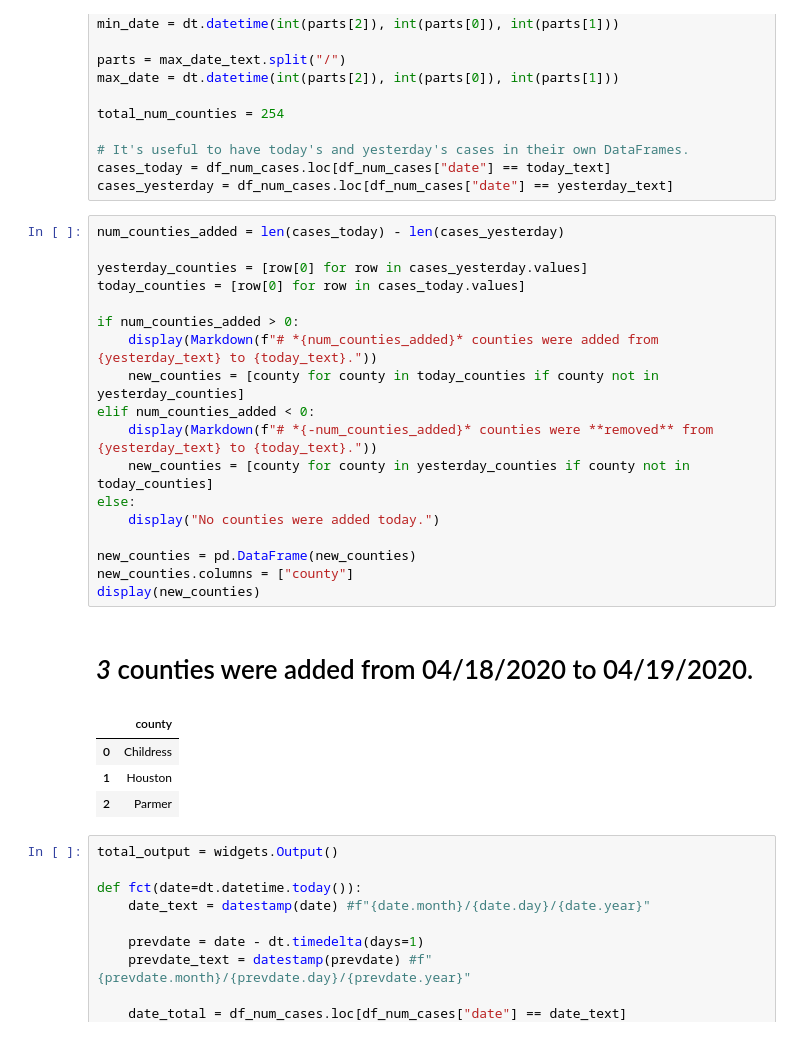
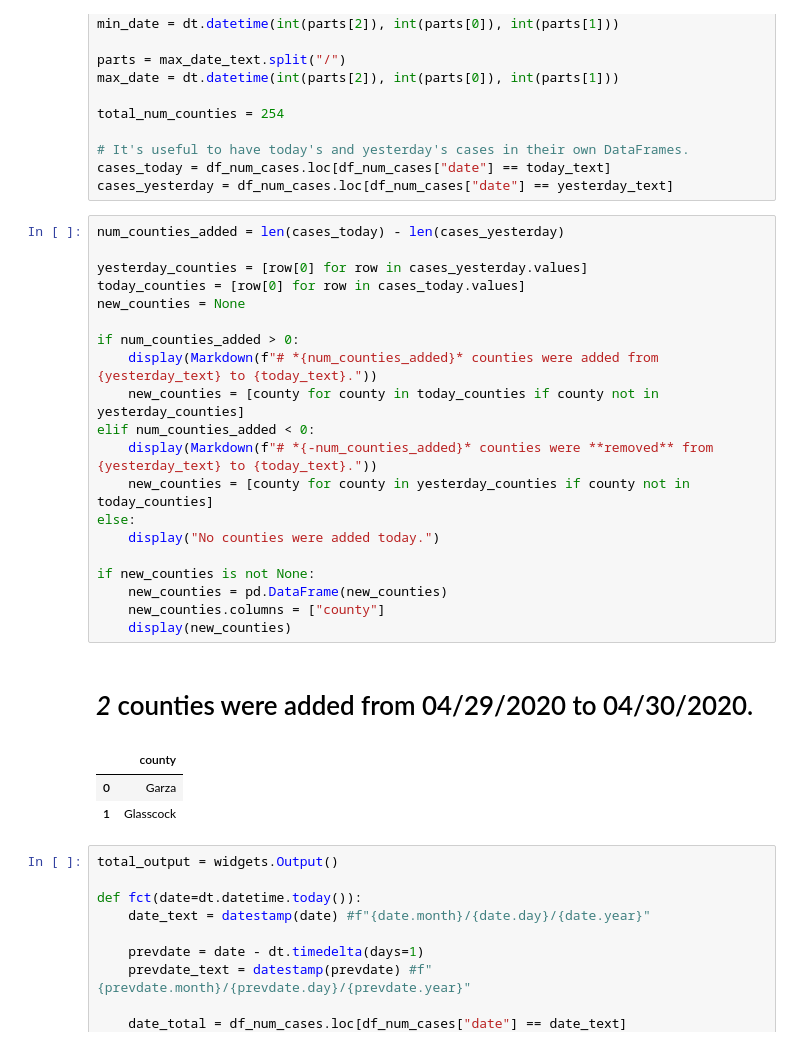
Before and after one commit to treytomes/covid-19-tracking, a Jupyter notebook: Virus Tracking.ipynb, the cells around one changed output. Saved outputs shown, nothing was run; the diff lists cells and outputs as text.

```diff
--- a/Virus Tracking.ipynb
+++ b/Virus Tracking.ipynb
@@ -68,27 +68,28 @@ cases_yesterday = df_num_cases.loc[df_num_cases["date"] == yesterday_text]
 # %%
 num_counties_added = len(cases_today) - len(cases_yesterday)
 
 yesterday_counties = [row[0] for row in cases_yesterday.values]
 today_counties = [row[0] for row in cases_today.values]
+new_counties = None
 
 if num_counties_added > 0:
     display(Markdown(f"# *{num_counties_added}* counties were added from {yesterday_text} to {today_text}."))
     new_counties = [county for county in today_counties if county not in yesterday_counties]
 elif num_counties_added < 0:
     display(Markdown(f"# *{-num_counties_added}* counties were **removed** from {yesterday_text} to {today_text}."))
     new_counties = [county for county in yesterday_counties if county not in today_counties]
 else:
     display("No counties were added today.")
 
-new_counties = pd.DataFrame(new_counties)
-new_counties.columns = ["county"]
-display(new_counties)
+if new_counties is not None:
+    new_counties = pd.DataFrame(new_counties)
+    new_counties.columns = ["county"]
+    display(new_counties)
 # %% [output]
-# *3* counties were added from 04/18/2020 to 04/19/2020.
+# *2* counties were added from 04/29/2020 to 04/30/2020.
 |  | county |
-| 0 | Childress |
-| 1 | Houston |
-| 2 | Parmer |
+| 0 | Garza |
+| 1 | Glasscock |
 # %%
 total_output = widgets.Output()
 
```
Also changed, not shown: parts of 5 cells of this notebook, 2 other files.
